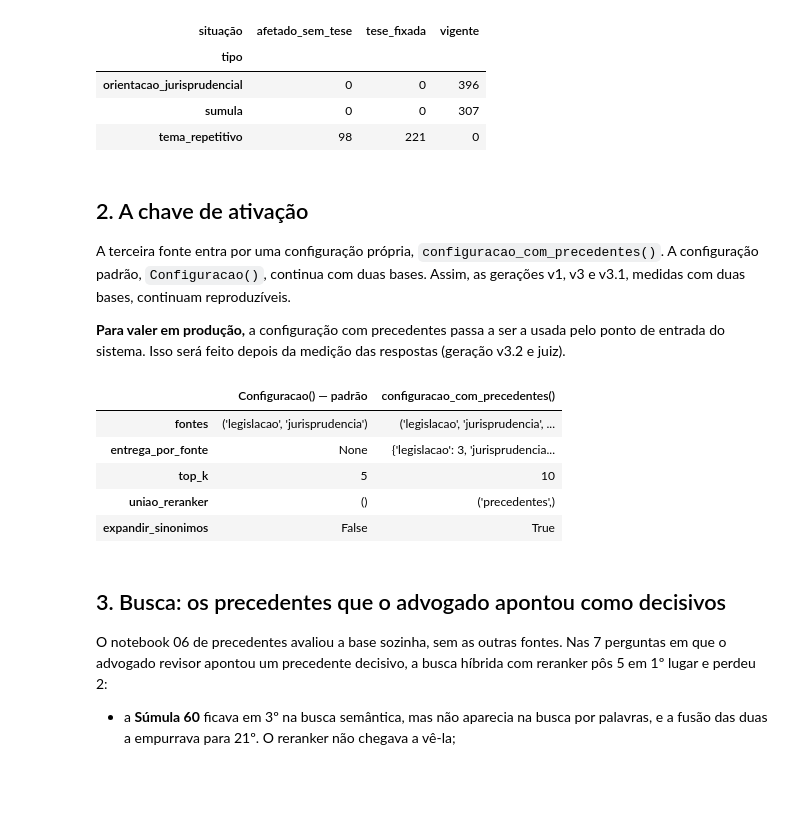
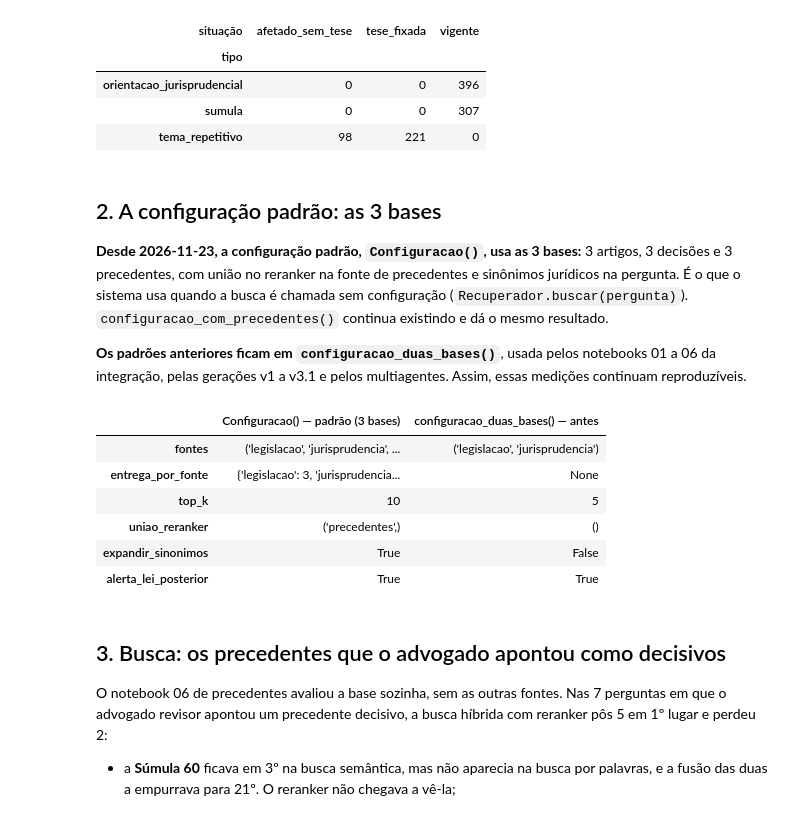
Before and after one commit to MayaraVieiraa/challenge3, a Jupyter notebook: notebooks/03_integracao/07_integracao_precedentes.ipynb, the cells around one changed output. Drawn from its saved outputs; the diff is of its cells as text; code cells hidden in the pictures; blank space fills up the shorter version.

```diff
--- a/notebooks/03_integracao/07_integracao_precedentes.ipynb
+++ b/notebooks/03_integracao/07_integracao_precedentes.ipynb
@@ -87,23 +87,25 @@ Registros: 1493 · buscáveis (com trechos indexados): 1022 · trechos: 1268
 | sumula | 0 | 0 | 307 |
 | tema_repetitivo | 98 | 221 | 0 |
 # %% [markdown]
-## 2. A chave de ativação
+## 2. A configuração padrão: as 3 bases
 
-A terceira fonte entra por uma configuração própria, `configuracao_com_precedentes()`. A configuração padrão, `Configuracao()`, continua com duas bases. Assim, as gerações v1, v3 e v3.1, medidas com duas bases, continuam reproduzíveis.
+**Desde 2026-11-23, a configuração padrão, `Configuracao()`, usa as 3 bases:** 3 artigos, 3 decisões e 3 precedentes, com união no reranker na fonte de precedentes e sinônimos jurídicos na pergunta. É o que o sistema usa quando a busca é chamada sem configuração (`Recuperador.buscar(pergunta)`). `configuracao_com_precedentes()` continua existindo e dá o mesmo resultado.
 
-**Para valer em produção,** a configuração com precedentes passa a ser a usada pelo ponto de entrada do sistema. Isso será feito depois da medição das respostas (geração v3.2 e juiz).
+**Os padrões anteriores ficam em `configuracao_duas_bases()`**, usada pelos notebooks 01 a 06 da integração, pelas gerações v1 a v3.1 e pelos multiagentes. Assim, essas medições continuam reproduzíveis.
 # %%
-padrao, nova = Configuracao(), configuracao_com_precedentes()
-campos = ['fontes', 'entrega_por_fonte', 'top_k', 'uniao_reranker', 'expandir_sinonimos']
-display(pd.DataFrame({'Configuracao() — padrão': [str(getattr(padrao, c)) for c in campos],
-                      'configuracao_com_precedentes()': [str(getattr(nova, c)) for c in campos]}, index=campos))
+padrao, antiga = Configuracao(), configuracao_duas_bases()
+campos = ['fontes', 'entrega_por_fonte', 'top_k', 'uniao_reranker', 'expandir_sinonimos', 'alerta_lei_posterior']
+display(pd.DataFrame({'Configuracao() — padrão (3 bases)': [str(getattr(padrao, c)) for c in campos],
+                      'configuracao_duas_bases() — antes': [str(getattr(antiga, c)) for c in campos]}, index=campos))
+assert padrao == configuracao_com_precedentes()
 # %% [output]
-|  | Configuracao() — padrão | configuracao_com_precedentes() |
-| fontes | ('legislacao', 'jurisprudencia') | ('legislacao', 'jurisprudencia', ... |
-| entrega_por_fonte | None | {'legislacao': 3, 'jurisprudencia... |
-| top_k | 5 | 10 |
-| uniao_reranker | () | ('precedentes',) |
-| expandir_sinonimos | False | True |
+|  | Configuracao() — padrão (3 bases) | configuracao_duas_bases() — antes |
+| fontes | ('legislacao', 'jurisprudencia', ... | ('legislacao', 'jurisprudencia') |
+| entrega_por_fonte | {'legislacao': 3, 'jurisprudencia... | None |
+| top_k | 10 | 5 |
+| uniao_reranker | ('precedentes',) | () |
+| expandir_sinonimos | True | False |
+| alerta_lei_posterior | True | True |
 # %% [markdown]
 ## 3. Busca: os precedentes que o advogado apontou como decisivos
 
```
Also changed, not shown: parts of 15 cells of this notebook, 49 other files.
